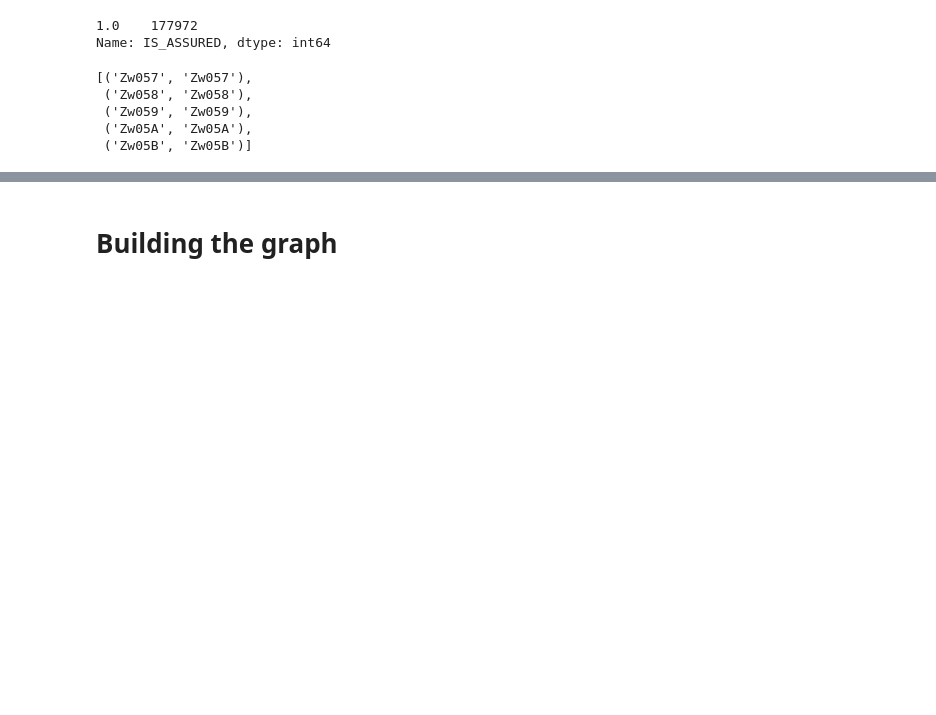
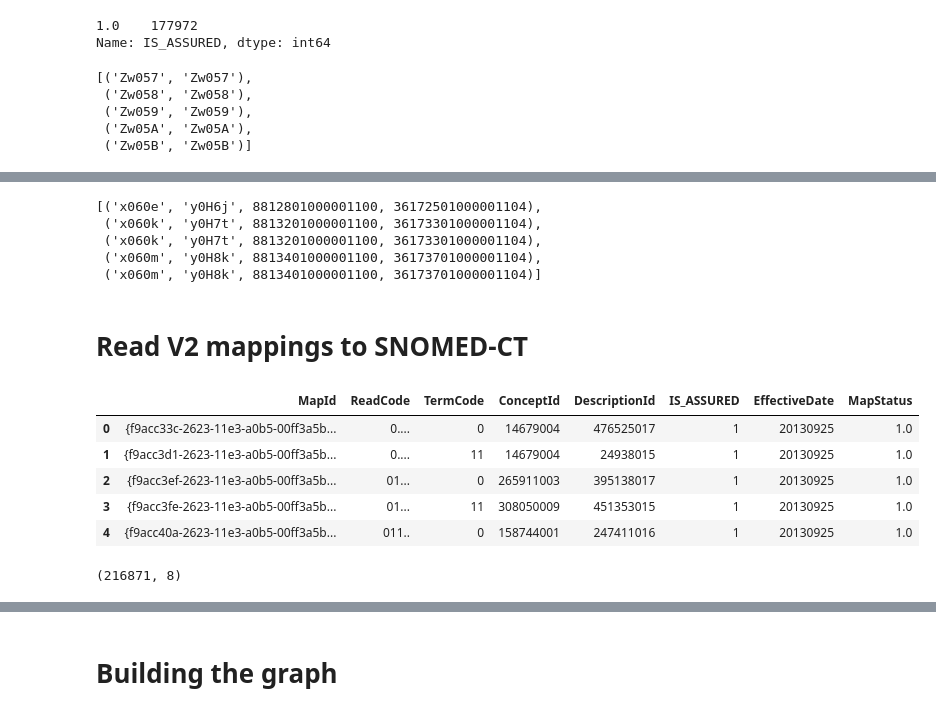
Before and after one commit to liivits/Esimene, a Jupyter notebook: esimene.ipynb, the cells around one changed output, grey strips where cells are left out. Saved outputs shown, nothing was run; the diff lists cells and outputs as text; code cells hidden in the pictures; blank space fills up the shorter version.

```diff
--- a/esimene.ipynb
+++ b/esimene.ipynb
@@ -399,0 +448,28 @@ CTV3_V2_edges[-5:]
+# %%
+CTV3_SNO_edges = list(zip(CTV3_SNO["CTV3_CONCEPTID"],CTV3_SNO["CTV3_TERMID"], CTV3_SNO["SCT_CONCEPTID"],CTV3_SNO["SCT_DESCRIPTIONID"]))
+CTV3_SNO_edges[-5:]
+# %% [output]
+[('x060e', 'y0H6j', 8812801000001100, 36172501000001104),
+ ('x060k', 'y0H7t', 8813201000001100, 36173301000001104),
+ ('x060k', 'y0H7t', 8813201000001100, 36173301000001104),
+ ('x060m', 'y0H8k', 8813401000001100, 36173701000001104),
+ ('x060m', 'y0H8k', 8813401000001100, 36173701000001104)]
+# %% [markdown]
+
+# Read V2 mappings to SNOMED-CT
+# %%
+V2_SNO = pd.read_excel('rcsctmap2_uk.xlsx', index_col=None)
+V2_SNO.to_csv('read_v2_SNOMED-CT.csv', encoding='utf-8')
+# %%
+V2_SNO.head()
+# %% [output]
+|  | MapId | ReadCode | TermCode | ConceptId | DescriptionId | IS_ASSURED | EffectiveDate | MapStatus |
+| 0 | {f9acc33c-2623-11e3-a0b5-00ff3a5b... | 0.... | 0 | 14679004 | 476525017 | 1 | 20130925 | 1.0 |
+| 1 | {f9acc3d1-2623-11e3-a0b5-00ff3a5b... | 0.... | 11 | 14679004 | 24938015 | 1 | 20130925 | 1.0 |
+| 2 | {f9acc3ef-2623-11e3-a0b5-00ff3a5b... | 01... | 0 | 265911003 | 395138017 | 1 | 20130925 | 1.0 |
+| 3 | {f9acc3fe-2623-11e3-a0b5-00ff3a5b... | 01... | 11 | 308050009 | 451353015 | 1 | 20130925 | 1.0 |
+| 4 | {f9acc40a-2623-11e3-a0b5-00ff3a5b... | 011.. | 0 | 158744001 | 247411016 | 1 | 20130925 | 1.0 |
+# %%
+V2_SNO.shape
+# %% [output]
+(216871, 8)
```
Also changed, not shown: parts of 18 cells of this notebook, 1 other file.
